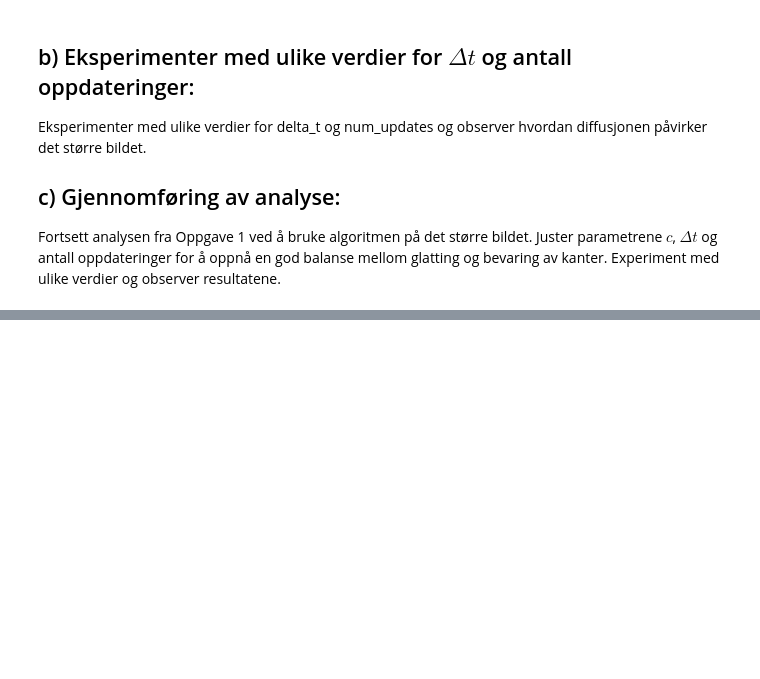
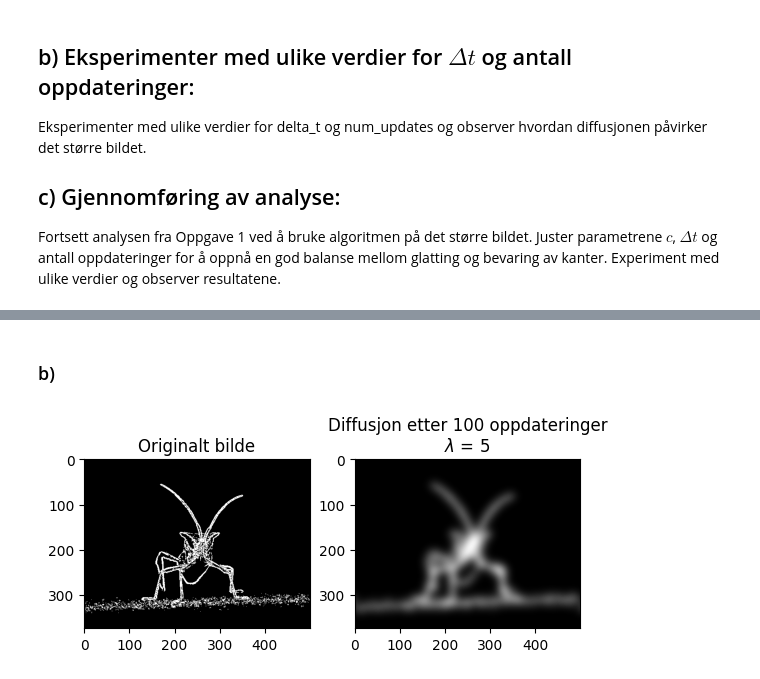
Before and after one commit to JoachimCode/ImageDiffusion, a Jupyter notebook: Bildebehandling,_diffusjon_og_Prims_algoritme.ipynb, the cells around one changed output, grey strips where cells are left out. Saved outputs shown, nothing was run; the diff lists cells and outputs as text; code cells hidden in the pictures; blank space fills up the shorter version.

```diff
--- a/Bildebehandling,_diffusjon_og_Prims_algoritme.ipynb
+++ b/Bildebehandling,_diffusjon_og_Prims_algoritme.ipynb
@@ -234,0 +267,53 @@ Fortsett analysen fra Oppgave 1 ved å bruke algoritmen på det større bildet.
+# %% [markdown]
+### b)
+# %%
+def calculate_partial_derivatives(F, delta):
+    F_x = (np.roll(F, shift=-1, axis=0) - np.roll(F, shift=1, axis=0)) / (2 * delta)
+    F_y = (np.roll(F, shift=-1, axis=1) - np.roll(F, shift=1, axis=1)) / (2 * delta)
+    F_xx = (np.roll(F_x, shift=-1, axis=0) - np.roll(F_x, shift=1, axis=0)) / (2 * delta)
+    F_yy = (np.roll(F_y, shift=-1, axis=1) - np.roll(F_y, shift=1, axis=1)) / (2 * delta)
+    return F_xx, F_yy
+
+def diffuse_image_with_gradient_function(initial_image, delta_t, num_updates, lam):
+    F = initial_image.copy()
+    delta_x, delta_y = 1, 1  # Delta x og Delta y kan tilpasses
+
+    for _ in range(num_updates):
+        F_x = calculate_partial_derivatives(F, delta_x)[0]
+        F_y = calculate_partial_derivatives(F, delta_y)[1]
+
+        gradient_magnitude = np.sqrt(F_x**2 + F_y**2)
+        g_value = 1 / np.sqrt(1 + (gradient_magnitude**2) / (lam**2))
+
+        F_xx, F_yy = calculate_partial_derivatives(F, delta_x)
+        delta_F = F_xx + F_yy
+
+        F = F + delta_t * g_value * delta_F
+
+    return F
+
+# Eksempel på bruk:
+# initial_image er bildet ved t=0, delta_t er steglengden, og num_updates er antall oppdateringer
+initial_image = edges  # Eksempel på tilfeldig initialbilde
+delta_t = 0.5
+num_updates = 100
+lam = 5
+
+diffused_image = diffuse_image_with_gradient_function(initial_image, delta_t, num_updates, lam)
+
+# Visning av bildene
+plt.subplot(1, 2, 1)
+plt.imshow(initial_image, cmap='gray')
+plt.title('Originalt bilde')
+
+# Normalize and convert the diffused image to uint8
+diffused_image_normalized = (diffused_image - diffused_image.min()) / (diffused_image.max() - diffused_image.min())
+diffused_image_uint8 = (diffused_image_normalized * 255).astype(np.uint8)
+
+plt.subplot(1, 2, 2)
+plt.imshow(diffused_image_uint8, cmap='gray')
+plt.title(f'Diffusjon etter {num_updates} oppdateringer\n$\lambda$ = {lam}')
+
+plt.show()
+# %% [output]
+[figure, added]
```
Also changed, not shown: parts of 4 cells of this notebook.
